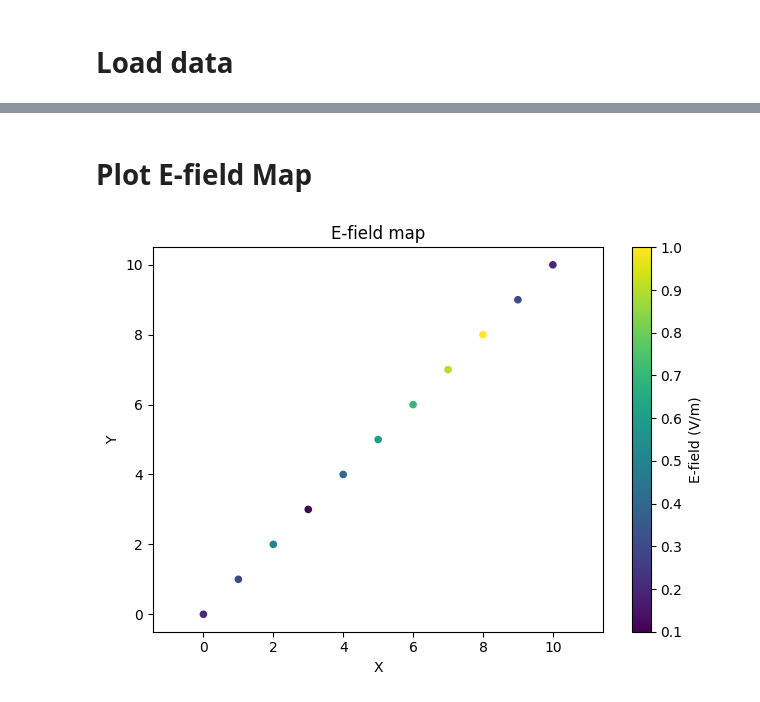
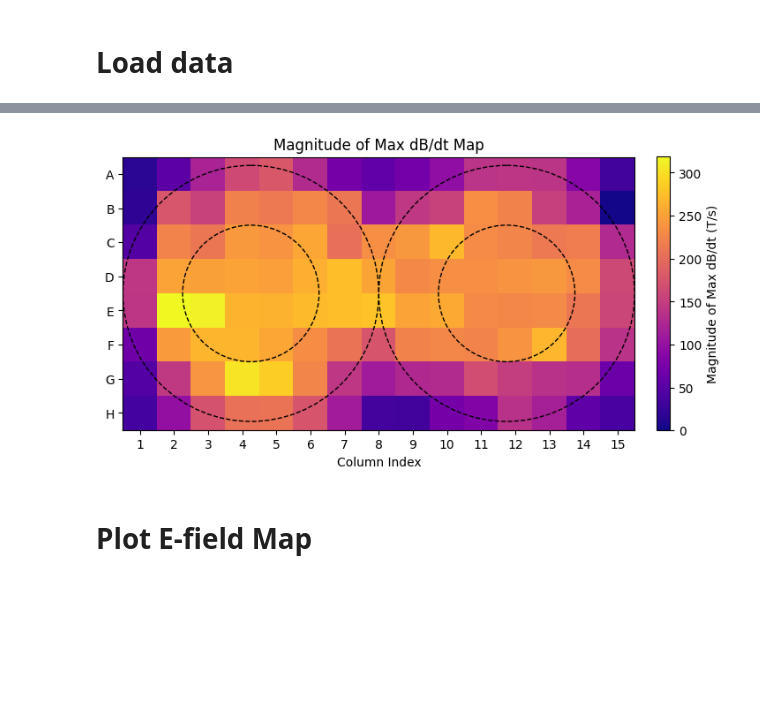
Before and after one commit to mLapatrie/TMS, a Jupyter notebook: data_processing/plot_Efield_map.ipynb, the cells around one changed output, grey strips where cells are left out. Drawn from its saved outputs; the diff is of its cells as text; code cells hidden in the pictures; blank space fills up the shorter version.

```diff
--- a/data_processing/plot_Efield_map.ipynb
+++ b/data_processing/plot_Efield_map.ipynb
@@ -28,14 +135,27 @@ data.head()
+# %%
+# plot magnitude of dB/dt
+max_b_field_magnitude = np.linalg.norm(max_b_field, axis=0)
+absolute_max = np.max(max_b_field_magnitude)
+
+plt.figure(figsize=(8, 6))
+plt.imshow(max_b_field_magnitude, cmap='plasma', vmin=0, vmax=absolute_max)
+plt.title('Magnitude of Max dB/dt Map')
+plt.xlabel('Column Index')
+plt.xticks(ticks=np.arange(15), labels=np.arange(1, 16))
+plt.yticks(ticks=np.arange(len(rows)), labels=rows)
+cbar = plt.colorbar(fraction=0.025, pad=0.04)
+cbar.set_label('Magnitude of Max dB/dt (T/s)')
+
+ax = plt.gca()
+
+ax.add_patch(Circle((x_left, y_center), r_out, fill=False, color='black', linewidth=1, linestyle='--'))
+ax.add_patch(Circle((x_left, y_center), r_in, fill=False, color='black', linewidth=1, linestyle='--'))
+
+ax.add_patch(Circle((x_right, y_center), r_out, fill=False, color='black', linewidth=1, linestyle='--'))
+ax.add_patch(Circle((x_right, y_center), r_in, fill=False, color='black', linewidth=1, linestyle='--'))
+
+plt.show()
+# %% [output]
+[figure, added]
 # %% [markdown]
 # Plot E-field Map
-# %%
-plt.figure()
-sc = plt.scatter(data["X"], data["Y"], c=data["E"], s=20)
-plt.colorbar(sc, label="E-field (V/m)")
-plt.xlabel("X")
-plt.ylabel("Y")
-plt.title("E-field map")
-plt.axis("equal")
-plt.tight_layout()
-plt.show()
-# %% [output]
-[figure, removed]
```
Also changed, not shown: parts of 9 cells of this notebook, 3 other files.
